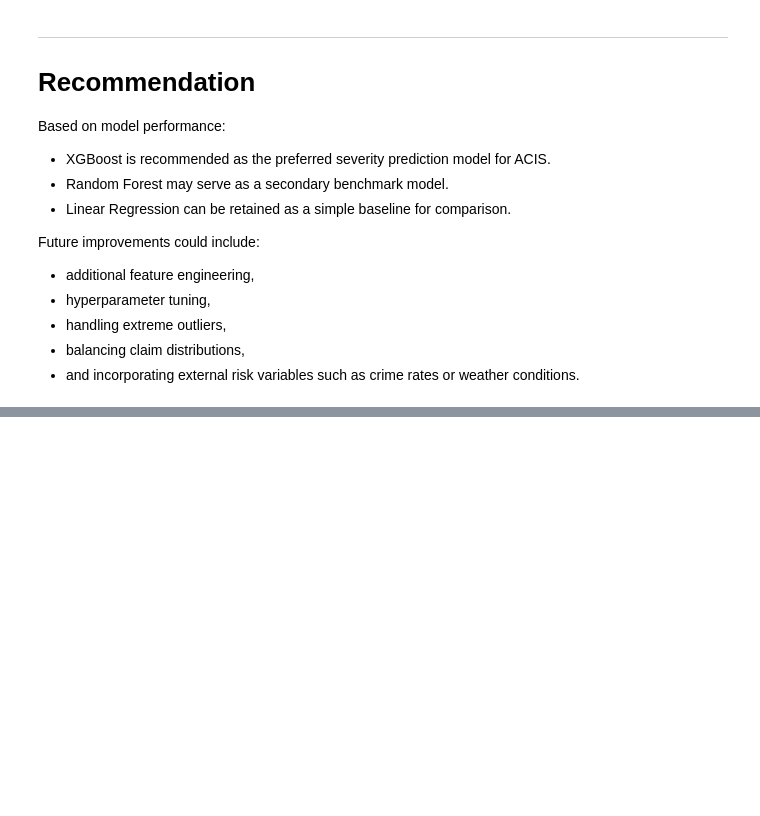
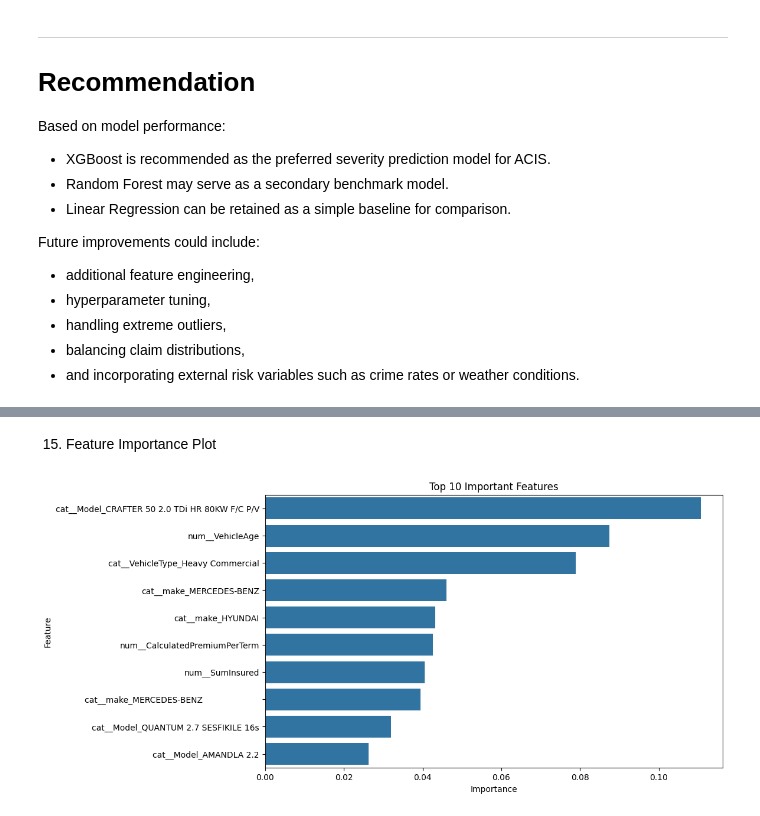
Before and after one commit to Lalisecf/insurance-risk-analytics-week-3, a Jupyter notebook: notebooks/03_modeling.ipynb, the cells around one changed output, grey strips where cells are left out. Saved outputs shown, nothing was run; the diff lists cells and outputs as text; code cells hidden in the pictures; blank space fills up the shorter version.

```diff
--- a/notebooks/03_modeling.ipynb
+++ b/notebooks/03_modeling.ipynb
@@ -347,0 +423,28 @@ Future improvements could include:
+# %% [markdown]
+15. Feature Importance Plot
+# %%
+importance = xgb_explainer_model.feature_importances_
+
+importance_df = pd.DataFrame({
+    "Feature": feature_names,
+    "Importance": importance
+})
+
+importance_df = importance_df.sort_values(
+    by="Importance",
+    ascending=False
+).head(10)
+
+plt.figure(figsize=(10,6))
+
+sns.barplot(
+    data=importance_df,
+    x="Importance",
+    y="Feature"
+)
+
+plt.title("Top 10 Important Features")
+
+plt.show()
+# %% [output]
+[figure, added]
```
Also changed, not shown: parts of 23 cells of this notebook, 1 other file.
